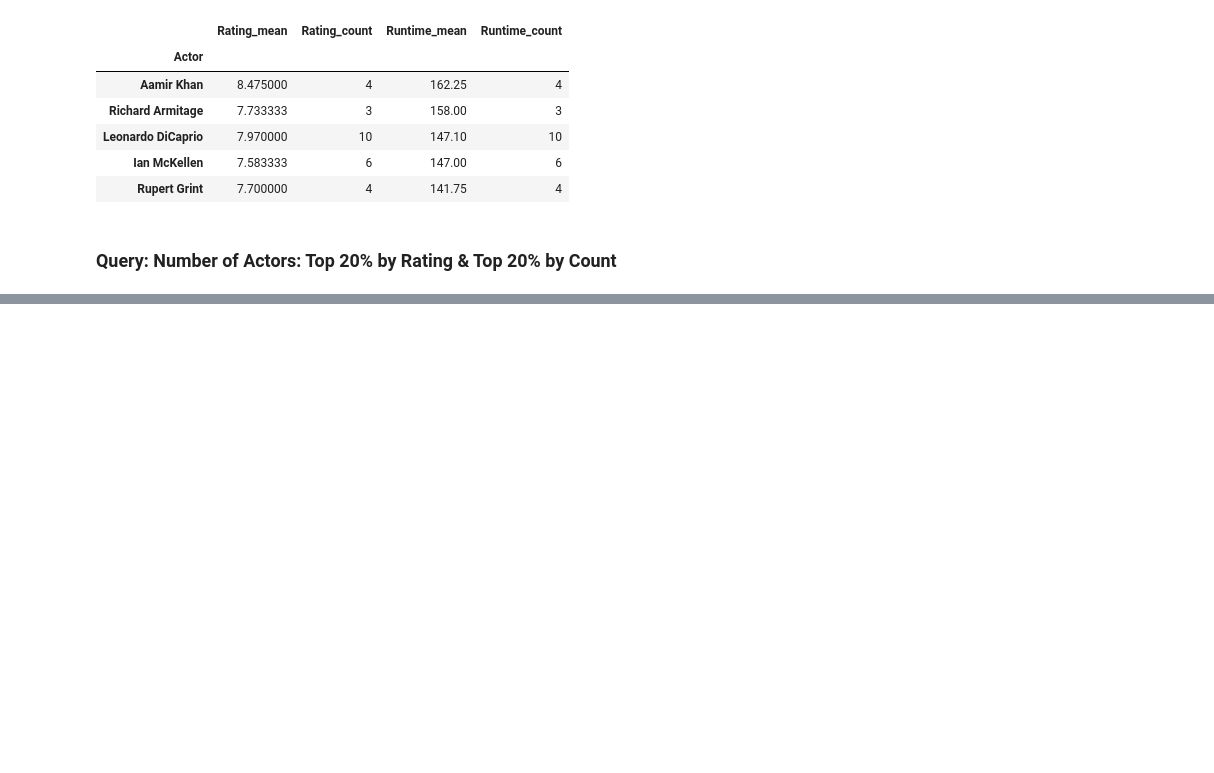
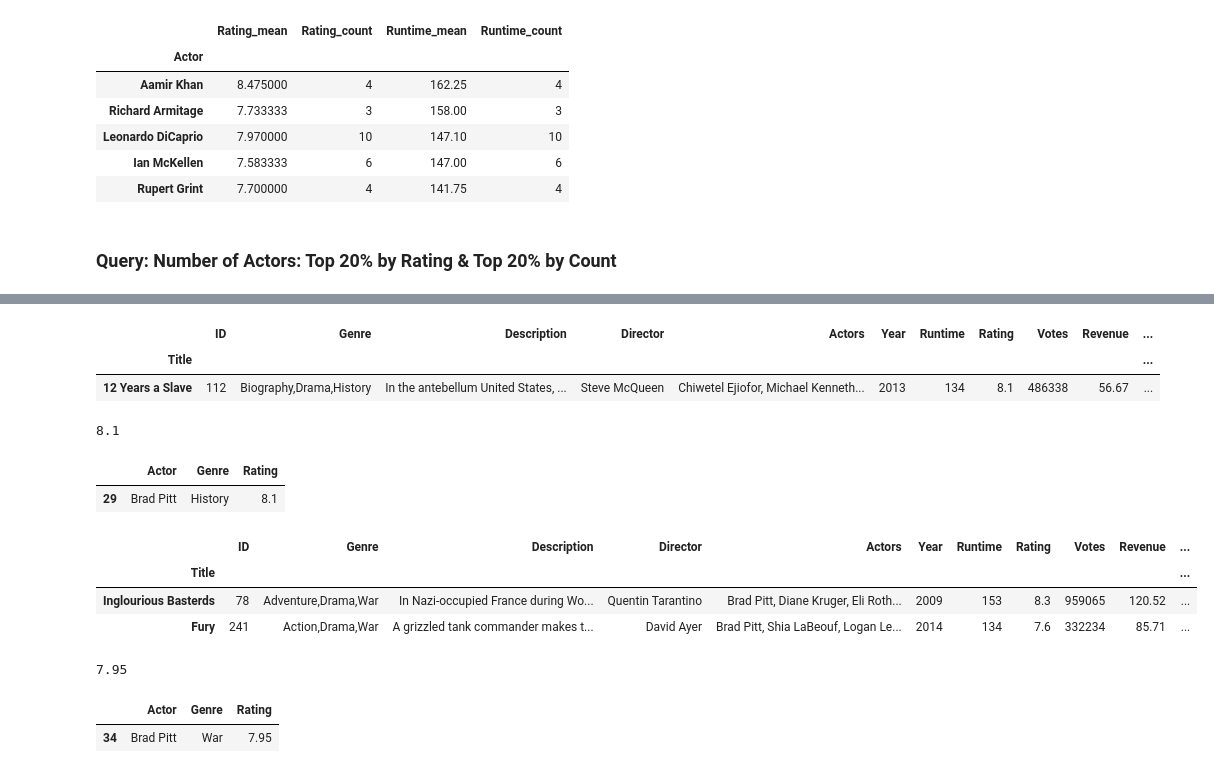
Before and after one commit to sdiehl28/Scikit-Learn-Workflow, a Jupyter notebook: python/Pandas04.ipynb, the cells around one changed output, grey strips where cells are left out. Saved outputs shown, nothing was run; the diff lists cells and outputs as text; code cells hidden in the pictures; blank space fills up the shorter version.

```diff
--- a/python/Pandas04.ipynb
+++ b/python/Pandas04.ipynb
@@ -427,0 +562,36 @@ df_agg[criteria_top20_rated & criteria_top20_count].nlargest(n=5, columns=['Runt
+# %%
+# spot check by hand
+pitt_movies = movies[movies['Actors'].str.contains('Brad Pitt')]
+# %%
+pitt_history_movies = pitt_movies[pitt_movies['Genre'].str.contains('History')]
+pitt_history_movies
+# %% [output]
+|  | ID | Genre | Description | Director | Actors | Year | Runtime | Rating | Votes | Revenue | ... |
+| Title |  |  |  |  |  |  |  |  |  |  | ... |
+| 12 Years a Slave | 112 | Biography,Drama,History | In the antebellum United States, ... | Steve McQueen | Chiwetel Ejiofor, Michael Kenneth... | 2013 | 134 | 8.1 | 486338 | 56.67 | ... |
+# %%
+pitt_history_movies['Rating'].mean()
+# %% [output]
+8.1
+# %%
+df3[(df3['Actor'] == 'Brad Pitt') & (df3['Genre'] == 'History')]
+# %% [output]
+|  | Actor | Genre | Rating |
+| 29 | Brad Pitt | History | 8.1 |
+# %%
+pitt_war_movies = pitt_movies[pitt_movies['Genre'].str.contains('War')]
+pitt_war_movies
+# %% [output]
+|  | ID | Genre | Description | Director | Actors | Year | Runtime | Rating | Votes | Revenue | ... |
+| Title |  |  |  |  |  |  |  |  |  |  | ... |
+| Inglourious Basterds | 78 | Adventure,Drama,War | In Nazi-occupied France during Wo... | Quentin Tarantino | Brad Pitt, Diane Kruger, Eli Roth... | 2009 | 153 | 8.3 | 959065 | 120.52 | ... |
+| Fury | 241 | Action,Drama,War | A grizzled tank commander makes t... | David Ayer | Brad Pitt, Shia LaBeouf, Logan Le... | 2014 | 134 | 7.6 | 332234 | 85.71 | ... |
+# %%
+pitt_war_movies['Rating'].mean()
+# %% [output]
+7.95
+# %%
+df3[(df3['Actor'] == 'Brad Pitt') & (df3['Genre'] == 'War')]
+# %% [output]
+|  | Actor | Genre | Rating |
+| 34 | Brad Pitt | War | 7.95 |
```
Also changed, not shown: parts of 23 cells of this notebook.
